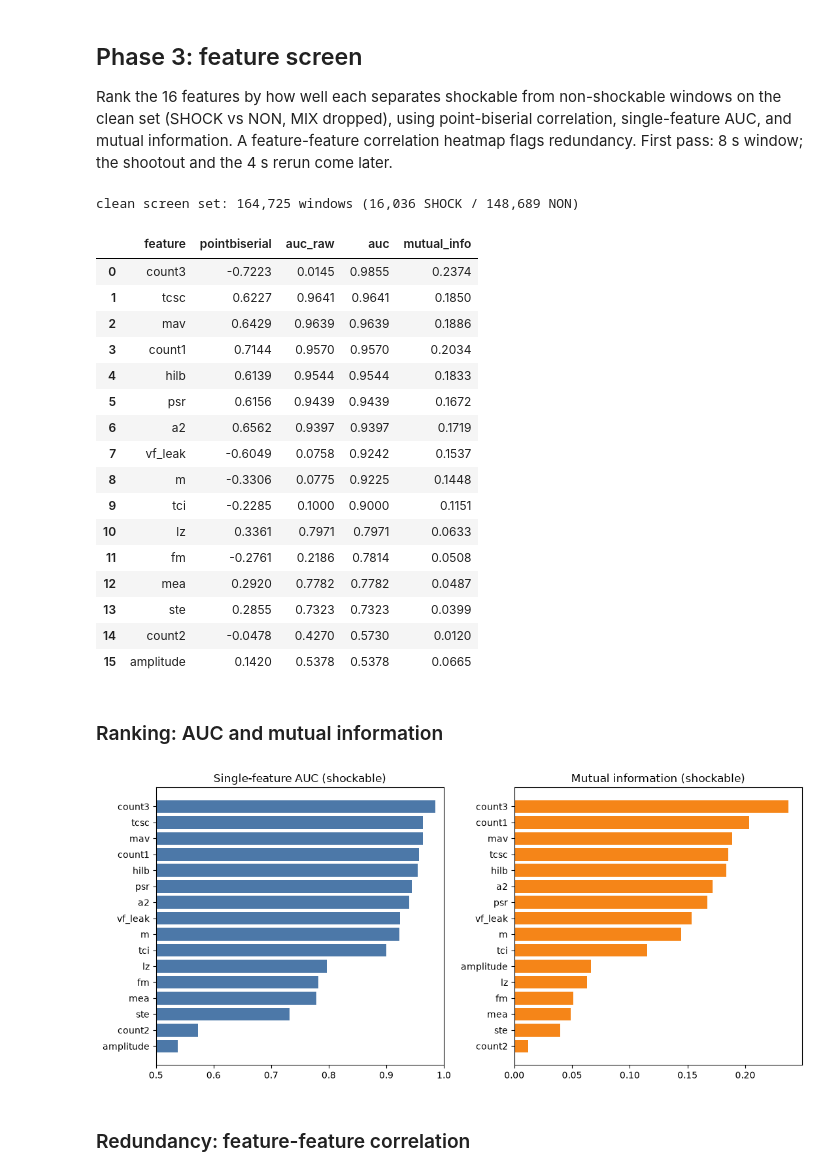
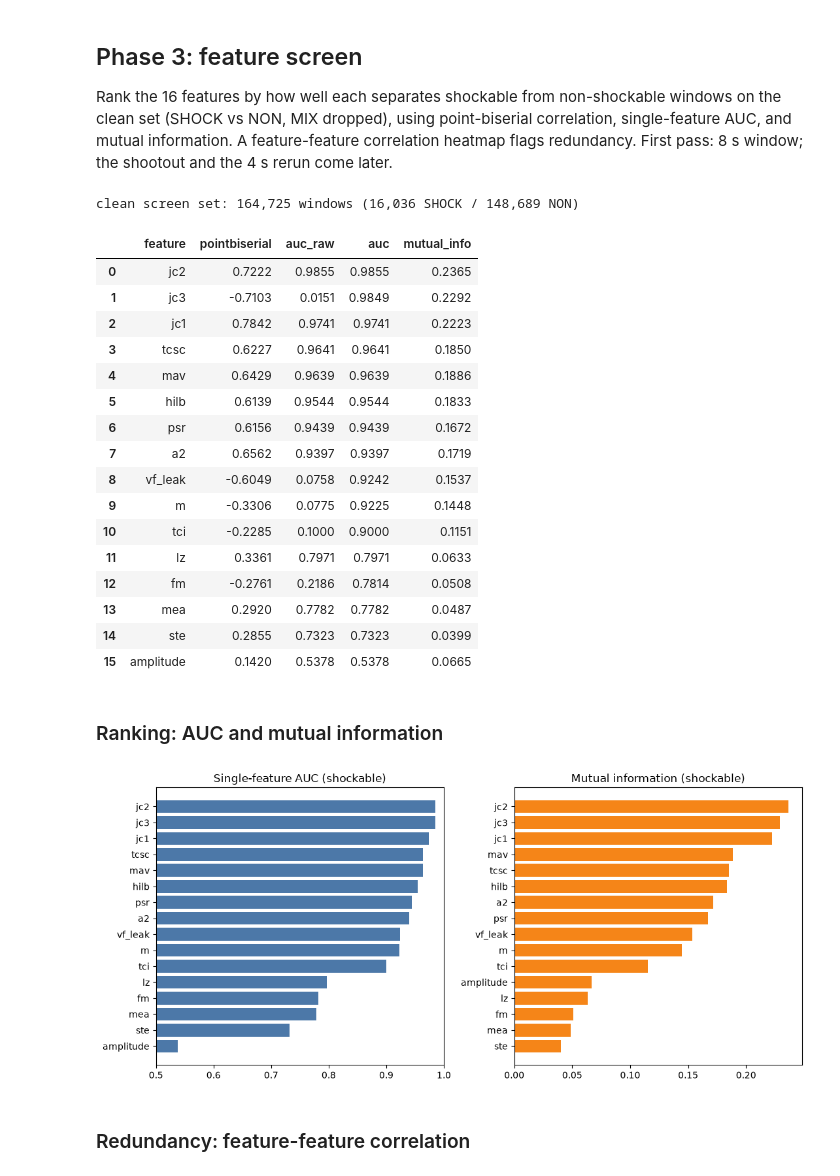
Before and after one commit to kbajalc/vfong, a Jupyter notebook: PAPER.ipynb, the cells around one changed output. Saved outputs shown, nothing was run; the diff lists cells and outputs as text; code cells hidden in the pictures.

```diff
--- a/PAPER.ipynb
+++ b/PAPER.ipynb
@@ -223,33 +227,33 @@ and mutual information. A feature-feature correlation heatmap flags redundancy.
 8 s window; the shootout and the 4 s rerun come later.
 # %%
 from vfta import screen
-from vfta.features import feature_names
+from vfta.features import screen_features
 
-FEATURES = feature_names()               # the 16 signal-only features
+FEATURES = screen_features()             # 16 features; JEKOVA absolute counts (jc1/2/3) as band-pass
 study8 = labels.load_dataset(DBS, 8.0)   # ahadb 8-series, benchmark labels
 clean = screen.clean_set(study8)
 print(f'clean screen set: {len(clean):,} windows '
       f"({(clean.Shock=='SHOCK').sum():,} SHOCK / {(clean.Shock=='NON').sum():,} NON)")
 rank = screen.screen(clean, FEATURES)
 rank.round(4)
 # %% [output]
 clean screen set: 164,725 windows (16,036 SHOCK / 148,689 NON)
 |  | feature | pointbiserial | auc_raw | auc | mutual_info |
-| 0 | count3 | -0.7223 | 0.0145 | 0.9855 | 0.2374 |
-| 1 | tcsc | 0.6227 | 0.9641 | 0.9641 | 0.1850 |
-| 2 | mav | 0.6429 | 0.9639 | 0.9639 | 0.1886 |
-| 3 | count1 | 0.7144 | 0.9570 | 0.9570 | 0.2034 |
-| 4 | hilb | 0.6139 | 0.9544 | 0.9544 | 0.1833 |
-| 5 | psr | 0.6156 | 0.9439 | 0.9439 | 0.1672 |
-| 6 | a2 | 0.6562 | 0.9397 | 0.9397 | 0.1719 |
-| 7 | vf_leak | -0.6049 | 0.0758 | 0.9242 | 0.1537 |
-| 8 | m | -0.3306 | 0.0775 | 0.9225 | 0.1448 |
-| 9 | tci | -0.2285 | 0.1000 | 0.9000 | 0.1151 |
-| 10 | lz | 0.3361 | 0.7971 | 0.7971 | 0.0633 |
-| 11 | fm | -0.2761 | 0.2186 | 0.7814 | 0.0508 |
-| 12 | mea | 0.2920 | 0.7782 | 0.7782 | 0.0487 |
-| 13 | ste | 0.2855 | 0.7323 | 0.7323 | 0.0399 |
-| 14 | count2 | -0.0478 | 0.4270 | 0.5730 | 0.0120 |
+| 0 | jc2 | 0.7222 | 0.9855 | 0.9855 | 0.2365 |
+| 1 | jc3 | -0.7103 | 0.0151 | 0.9849 | 0.2292 |
+| 2 | jc1 | 0.7842 | 0.9741 | 0.9741 | 0.2223 |
+| 3 | tcsc | 0.6227 | 0.9641 | 0.9641 | 0.1850 |
+| 4 | mav | 0.6429 | 0.9639 | 0.9639 | 0.1886 |
+| 5 | hilb | 0.6139 | 0.9544 | 0.9544 | 0.1833 |
+| 6 | psr | 0.6156 | 0.9439 | 0.9439 | 0.1672 |
+| 7 | a2 | 0.6562 | 0.9397 | 0.9397 | 0.1719 |
+| 8 | vf_leak | -0.6049 | 0.0758 | 0.9242 | 0.1537 |
+| 9 | m | -0.3306 | 0.0775 | 0.9225 | 0.1448 |
+| 10 | tci | -0.2285 | 0.1000 | 0.9000 | 0.1151 |
+| 11 | lz | 0.3361 | 0.7971 | 0.7971 | 0.0633 |
+| 12 | fm | -0.2761 | 0.2186 | 0.7814 | 0.0508 |
+| 13 | mea | 0.2920 | 0.7782 | 0.7782 | 0.0487 |
+| 14 | ste | 0.2855 | 0.7323 | 0.7323 | 0.0399 |
 | 15 | amplitude | 0.1420 | 0.5378 | 0.5378 | 0.0665 |
 # %% [markdown]
 ### Ranking: AUC and mutual information
@@ -266,7 +270,7 @@ ax[1].barh(m['feature'], m['mutual_info'], color='#f58518')
 ax[1].set_title('Mutual information (shockable)')
 fig.tight_layout(); plt.show()
 # %% [output]
-[figure, old version]
+[figure, new version]
 # %% [markdown]
 ### Redundancy: feature-feature correlation
 # %%
```
Also changed, not shown: parts of 11 cells of this notebook, 3 other files.
